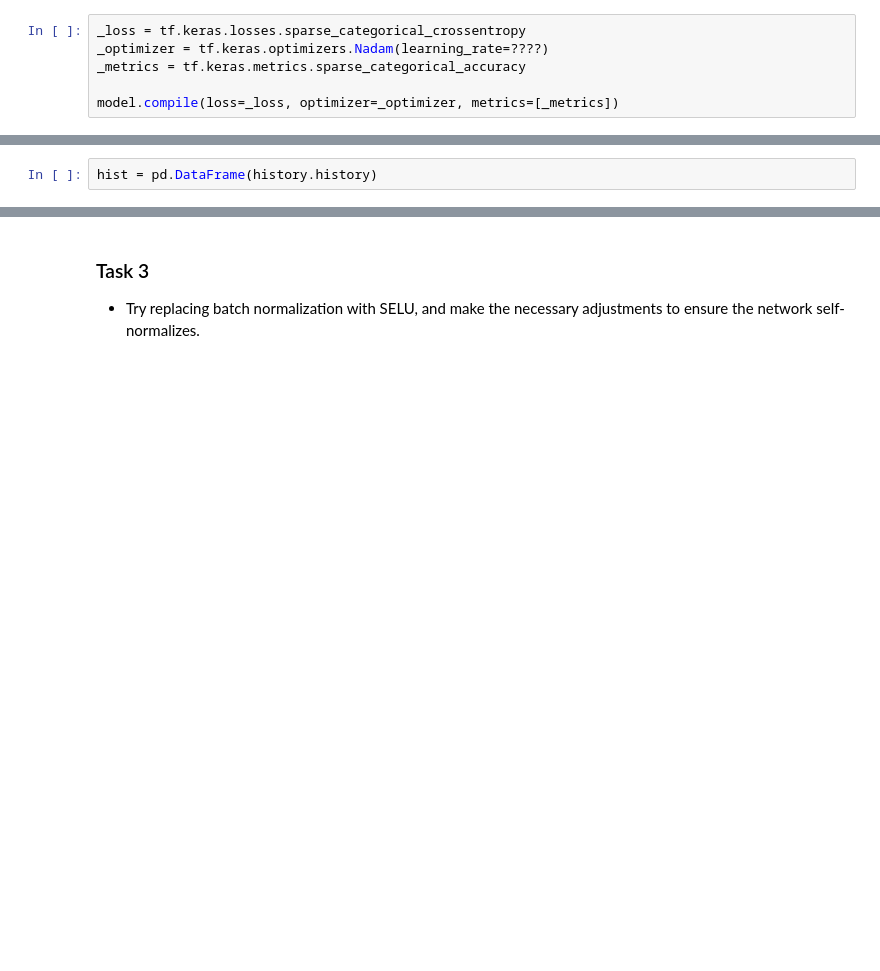
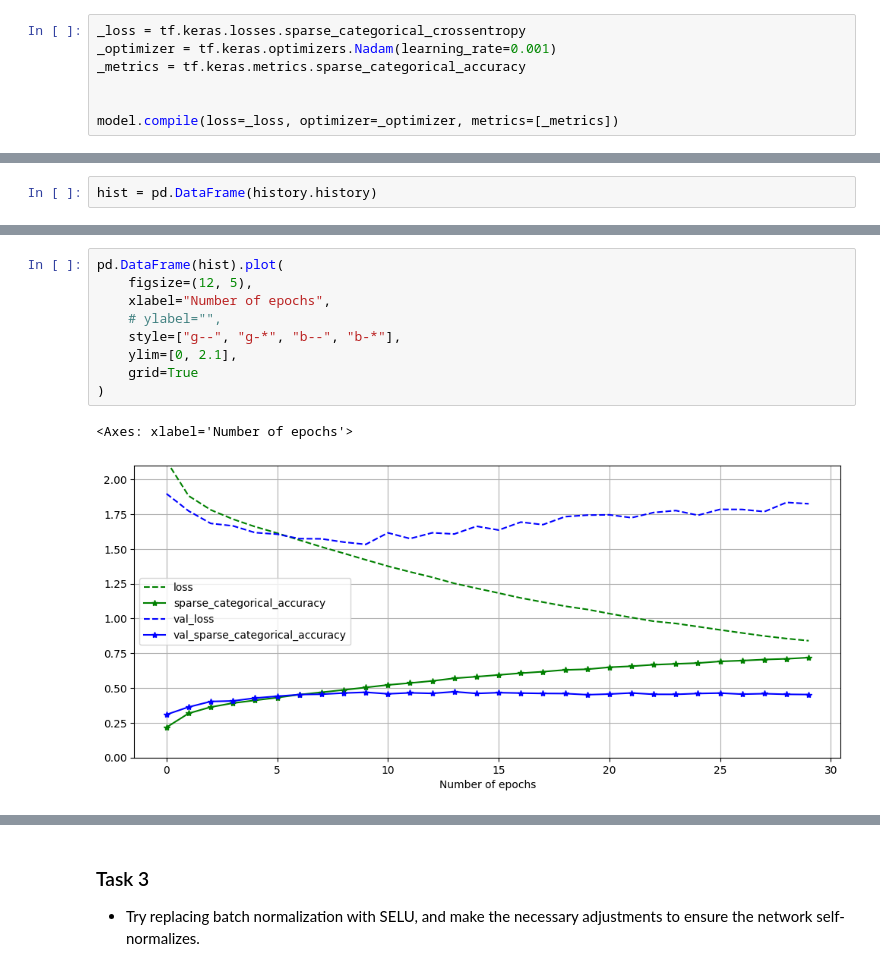
Before and after one commit to utility001/cifar-10, a Jupyter notebook: cifar10.ipynb, the cells around one changed output, grey strips where cells are left out. Saved outputs shown, nothing was run; the diff lists cells and outputs as text; blank space fills up the shorter version.

```diff
--- a/cifar10.ipynb
+++ b/cifar10.ipynb
@@ -492,9 +495,10 @@ for model in best_trials:
 #### Train the model
 # %%
 _loss = tf.keras.losses.sparse_categorical_crossentropy
-_optimizer = tf.keras.optimizers.Nadam(learning_rate=????)
+_optimizer = tf.keras.optimizers.Nadam(learning_rate=0.001)
 _metrics = tf.keras.metrics.sparse_categorical_accuracy
 
+
 model.compile(loss=_loss, optimizer=_optimizer, metrics=[_metrics])
 # %%
 # Early stopping
@@ -542,2 +562,14 @@ hist.head()
+# %%
+pd.DataFrame(hist).plot(
+    figsize=(12, 5),
+    xlabel="Number of epochs",
+    # ylabel="",
+    style=["g--", "g-*", "b--", "b-*"],
+    ylim=[0, 2.1],
+    grid=True
+)
+# %% [output]
+<Axes: xlabel='Number of epochs'>
+[figure, added]
 # %%
 model.evaluate(X_train, y_train)
```
Also changed, not shown: parts of 12 cells of this notebook.
